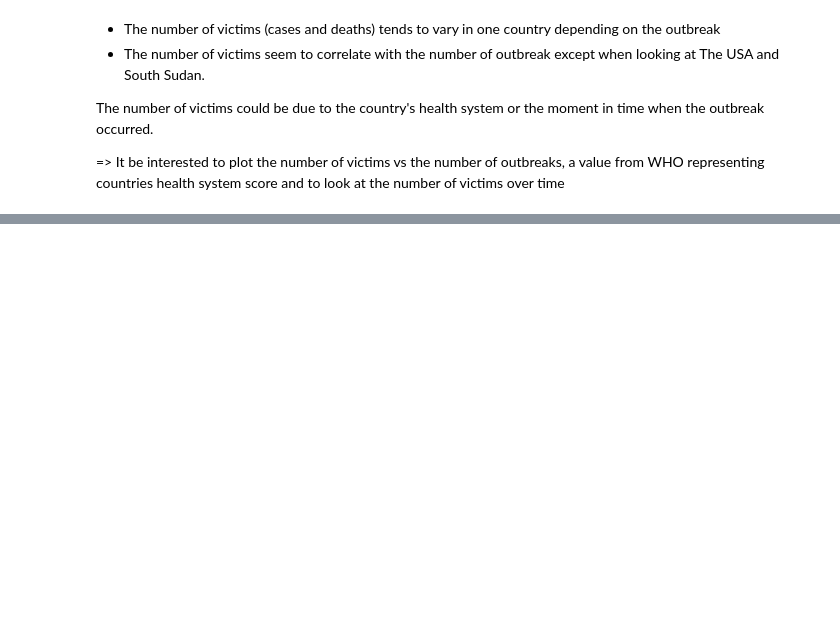
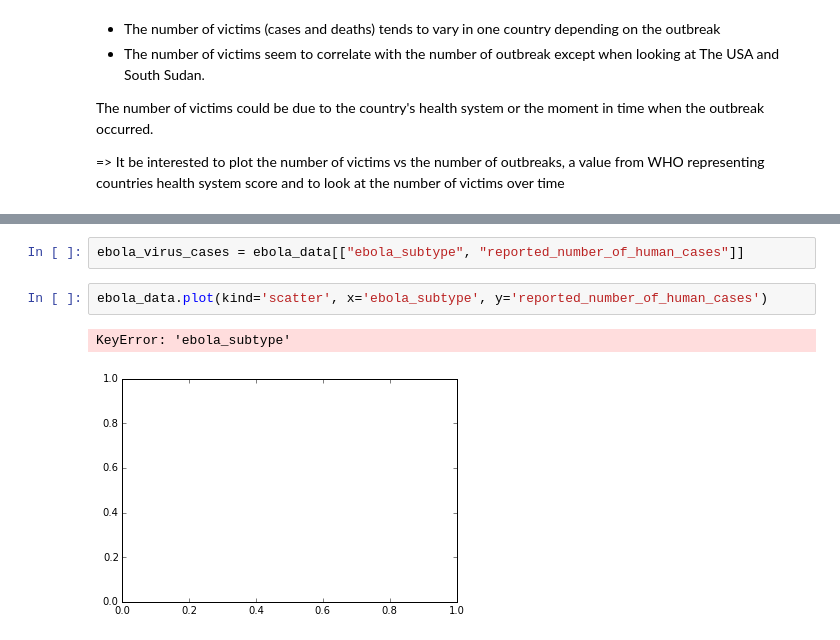
Before and after one commit to Eleonore9/ebola_outbreaks, a Jupyter notebook: index.ipynb, the cells around one changed output, grey strips where cells are left out. Cells and saved outputs as stored; diff of their text form; blank space fills up the shorter version.

Commit message:
Continuing on data exploration

```diff
--- a/index.ipynb
+++ b/index.ipynb
@@ -141,0 +205,7 @@ The number of victims could be due to the country's health system or the moment
+# %%
+ebola_virus_cases = ebola_data[["ebola_subtype", "reported_number_of_human_cases"]]
+# %%
+ebola_data.plot(kind='scatter', x='ebola_subtype', y='reported_number_of_human_cases')
+# %% [output]
+KeyError: 'ebola_subtype'
+[figure, added]
```
Also changed, not shown: parts of 8 cells of this notebook, 3 other files.
